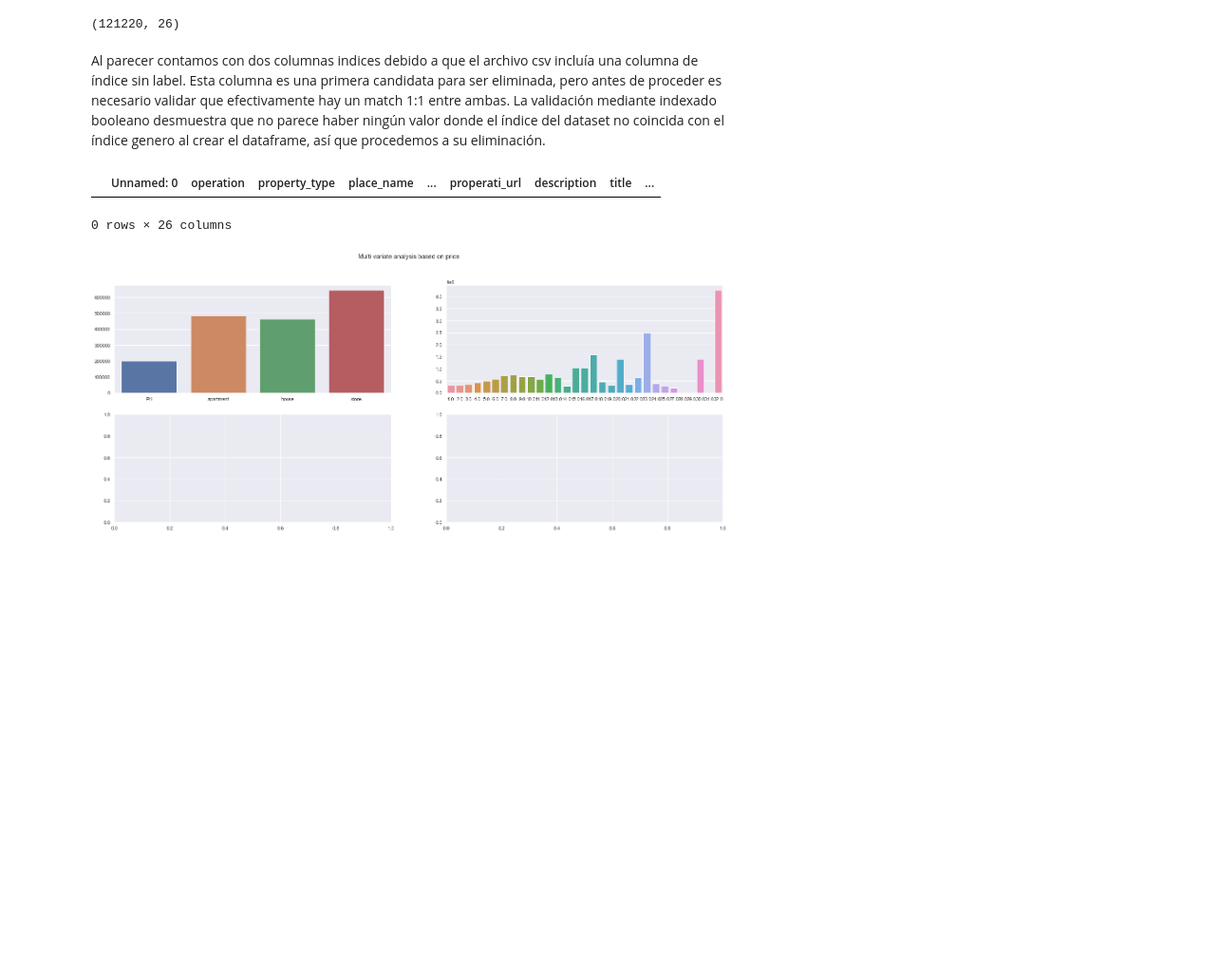
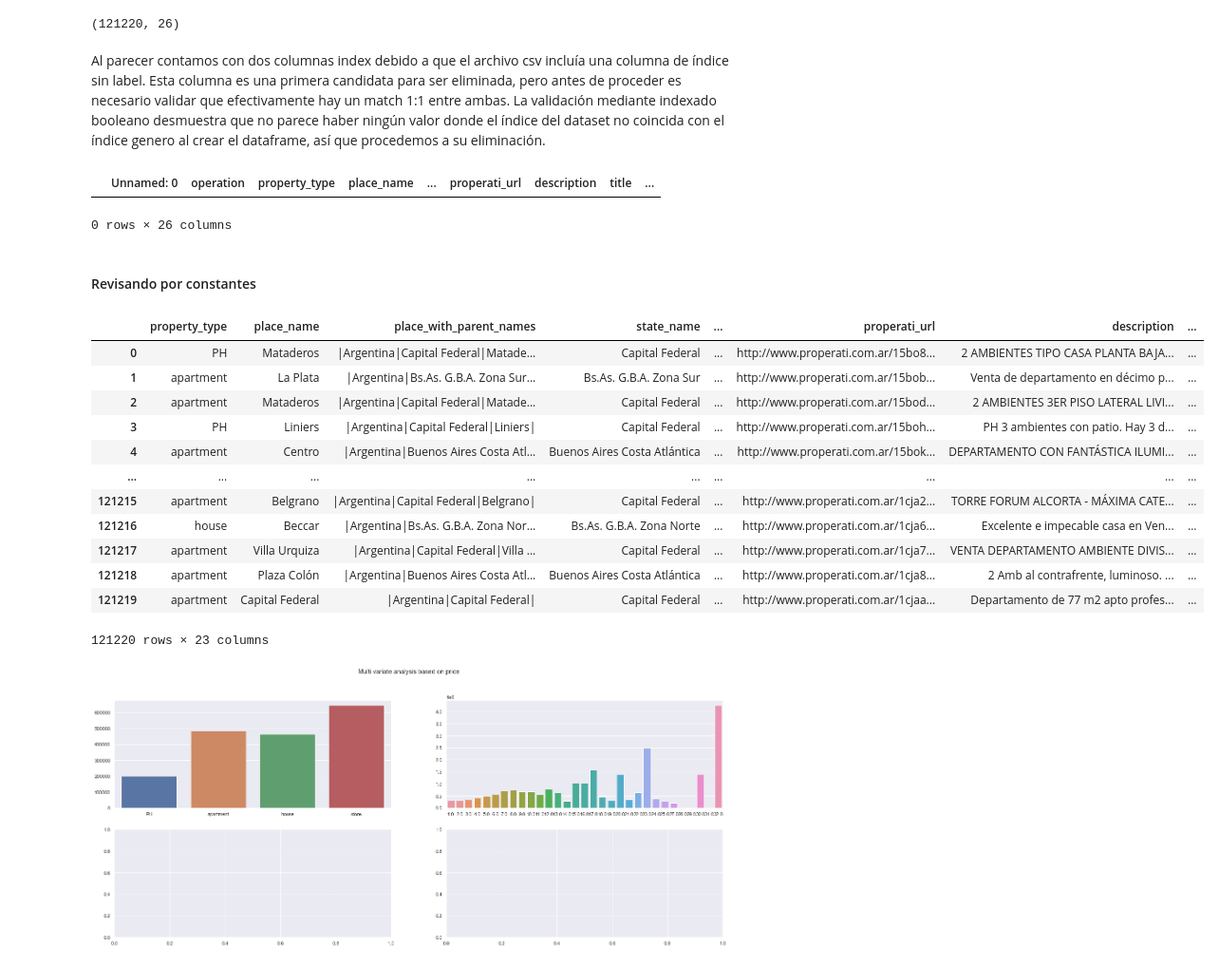
Before and after one commit to FabrizioV97/DHDS-TP1, a Jupyter notebook: Trabajo.ipynb, the cells around one changed output. Shown: that part at 95% size. Drawn from its saved outputs; the diff is of its cells as text; code cells hidden in the pictures; blank space fills up the shorter version.

```diff
--- a/Trabajo.ipynb
+++ b/Trabajo.ipynb
@@ -207,7 +207,7 @@ df.shape
 # %% [output]
 (121220, 26)
 # %% [markdown]
-Al parecer contamos con dos columnas indices debido a que el archivo csv incluía una columna de índice sin label. Esta columna es una primera candidata para ser eliminada, pero antes de proceder es necesario validar que efectivamente hay un match 1:1 entre ambas.
+Al parecer contamos con dos columnas index debido a que el archivo csv incluía una columna de índice sin label. Esta columna es una primera candidata para ser eliminada, pero antes de proceder es necesario validar que efectivamente hay un match 1:1 entre ambas.
 La validación mediante indexado booleano desmuestra que no parece haber ningún valor donde el índice del dataset no coincida con el índice genero al crear el dataframe, así que procedemos a su eliminación.
 # %%
 df[df['Unnamed: 0'] != df.index]
@@ -215,7 +215,36 @@ df[df['Unnamed: 0'] != df.index]
 |  | Unnamed: 0 | operation | property_type | place_name | ... | properati_url | description | title | ... |
 0 rows × 26 columns
 # %%
-df = df.drop(columns=['Unnamed: 0'])
+if 'Unnamed: 0' in df.columns:
+    df = df.drop(columns=['Unnamed: 0'])
+# %% [markdown]
+#### Revisando por constantes
+# %%
+def constant_check(dataframe):
+    if isinstance(dataframe, pd.DataFrame) is True:
+        for column in dataframe.columns:
+            if len(dataframe[column].value_counts().index) == 1:
+                dataframe = dataframe.drop(columns=[column])
+
+    return dataframe
+
+
+df = constant_check(df)
+df
+# %% [output]
+|  | property_type | place_name | place_with_parent_names | state_name | ... | properati_url | description | ... |
+| 0 | PH | Mataderos | |Argentina|Capital Federal|Matade... | Capital Federal | ... | http://www.properati.com.ar/15bo8... | 2 AMBIENTES TIPO CASA PLANTA BAJA... | ... |
+| 1 | apartment | La Plata | |Argentina|Bs.As. G.B.A. Zona Sur... | Bs.As. G.B.A. Zona Sur | ... | http://www.properati.com.ar/15bob... | Venta de departamento en décimo p... | ... |
+| 2 | apartment | Mataderos | |Argentina|Capital Federal|Matade... | Capital Federal | ... | http://www.properati.com.ar/15bod... | 2 AMBIENTES 3ER PISO LATERAL LIVI... | ... |
+| 3 | PH | Liniers | |Argentina|Capital Federal|Liniers| | Capital Federal | ... | http://www.properati.com.ar/15boh... | PH 3 ambientes con patio. Hay 3 d... | ... |
+| 4 | apartment | Centro | |Argentina|Buenos Aires Costa Atl... | Buenos Aires Costa Atlántica | ... | http://www.properati.com.ar/15bok... | DEPARTAMENTO CON FANTÁSTICA ILUMI... | ... |
+| ... | ... | ... | ... | ... | ... | ... | ... | ... |
+| 121215 | apartment | Belgrano | |Argentina|Capital Federal|Belgrano| | Capital Federal | ... | http://www.properati.com.ar/1cja2... | TORRE FORUM ALCORTA - MÁXIMA CATE... | ... |
+| 121216 | house | Beccar | |Argentina|Bs.As. G.B.A. Zona Nor... | Bs.As. G.B.A. Zona Norte | ... | http://www.properati.com.ar/1cja6... | Excelente e impecable casa en Ven... | ... |
+| 121217 | apartment | Villa Urquiza | |Argentina|Capital Federal|Villa ... | Capital Federal | ... | http://www.properati.com.ar/1cja7... | VENTA DEPARTAMENTO AMBIENTE DIVIS... | ... |
+| 121218 | apartment | Plaza Colón | |Argentina|Buenos Aires Costa Atl... | Buenos Aires Costa Atlántica | ... | http://www.properati.com.ar/1cja8... | 2 Amb al contrafrente, luminoso. ... | ... |
+| 121219 | apartment | Capital Federal | |Argentina|Capital Federal| | Capital Federal | ... | http://www.properati.com.ar/1cjaa... | Departamento de 77 m2 apto profes... | ... |
+121220 rows × 23 columns
 # %%
 columns = ['property_type', 'rooms']
 
```
Also changed, not shown: parts of 6 cells of this notebook.
